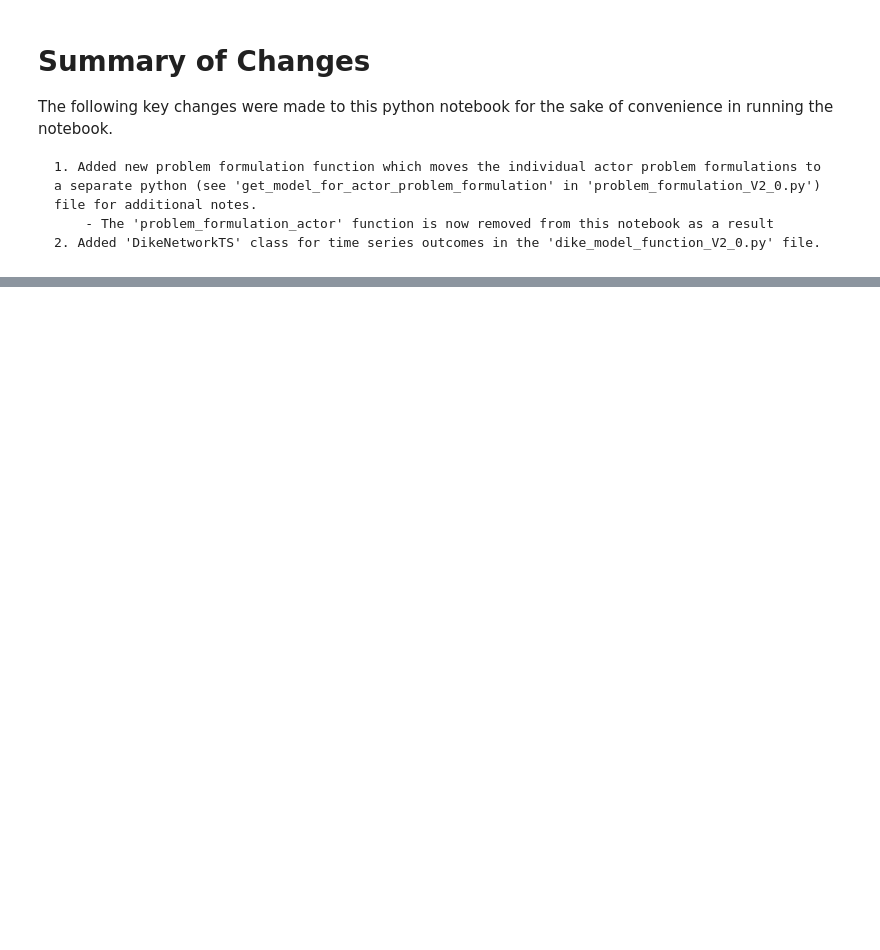
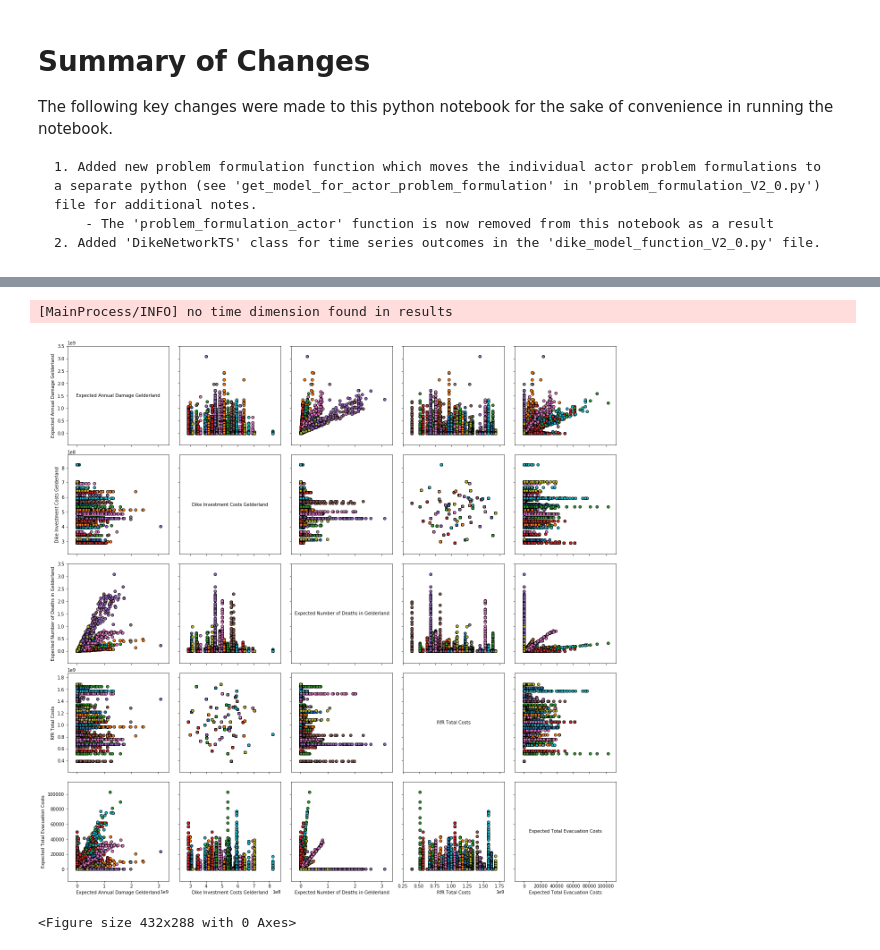
Before and after one commit to itjallingii/sassy_lion, a Jupyter notebook: ErikWorkingFolder/open_exploration.ipynb, the cells around one changed output, grey strips where cells are left out. Cells and saved outputs as stored; diff of their text form; code cells hidden in the pictures; blank space fills up the shorter version.

```diff
--- a/ErikWorkingFolder/open_exploration.ipynb
+++ b/ErikWorkingFolder/open_exploration.ipynb
@@ -45,8 +45,8 @@ from ema_workbench import (MultiprocessingEvaluator, ema_logging,
 ema_logging.log_to_stderr(ema_logging.INFO)
 
 if __name__ == '__main__':
-    num_scenarios = 2
-    num_policies = 2
+    num_scenarios = 420
+    num_policies = 69
     with MultiprocessingEvaluator(model) as evaluator:
         experiments, outcomes = evaluator.perform_experiments(scenarios=num_scenarios, policies=num_policies)
 # %% [output]
@@ -64,0 +73,16 @@ plt.show()
+# %%
+analysis_gelderland_names = ['Expected Annual Damage Gelderland',
+                             'Dike Investment Costs Gelderland',
+                             'Expected Number of Deaths in Gelderland',
+                             'RfR Total Costs',
+                             'Expected Total Evacuation Costs']
+analysis_overijssel_names = ['Expected Annual Damage Overijssel',
+                             'Dike Investment Costs Overijssel',
+                             'Expected Number of Deaths in Overijssel',
+                             'RfR Total Costs',
+                             'Expected Total Evacuation Costs']
+
+analysis_gelderland = {key:outcomes[key] for key in analysis_gelderland_names}
+analysis_overijssel = {key:outcomes[key] for key in analysis_overijssel_names}
+
+analysis_gelderland
@@ -64,0 +100,12 @@ plt.show()
+# %%
+from ema_workbench.analysis import pairs_plotting
+
+fig, axes = pairs_plotting.pairs_scatter(experiments, analysis_gelderland, group_by='policy',
+                                        legend=False)
+fig.set_size_inches(22,22)
+plt.show()
+plt.savefig('gelderland_pairs_scatter.png')
+# %% [output]
+[MainProcess/INFO] no time dimension found in results
+[figure, added]
+<Figure size 432x288 with 0 Axes>
```
Also changed, not shown: parts of 6 cells of this notebook, 7 other files.
